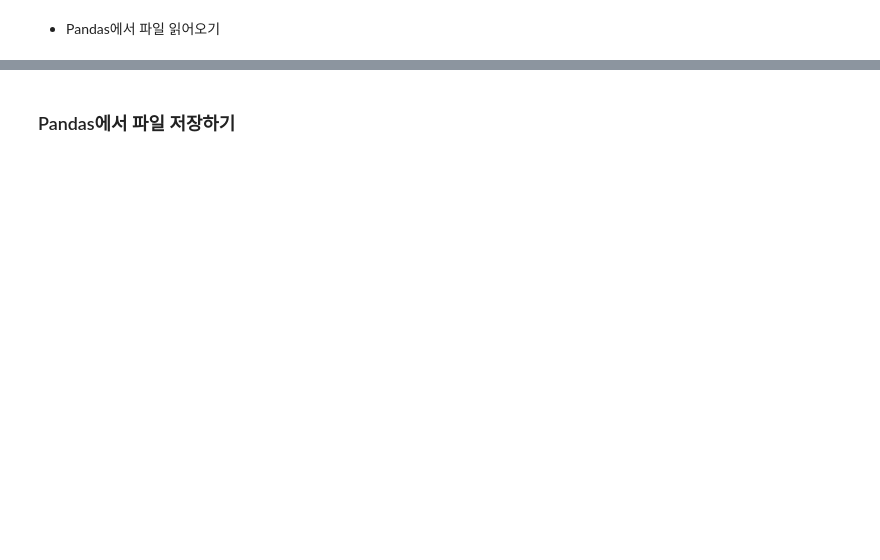
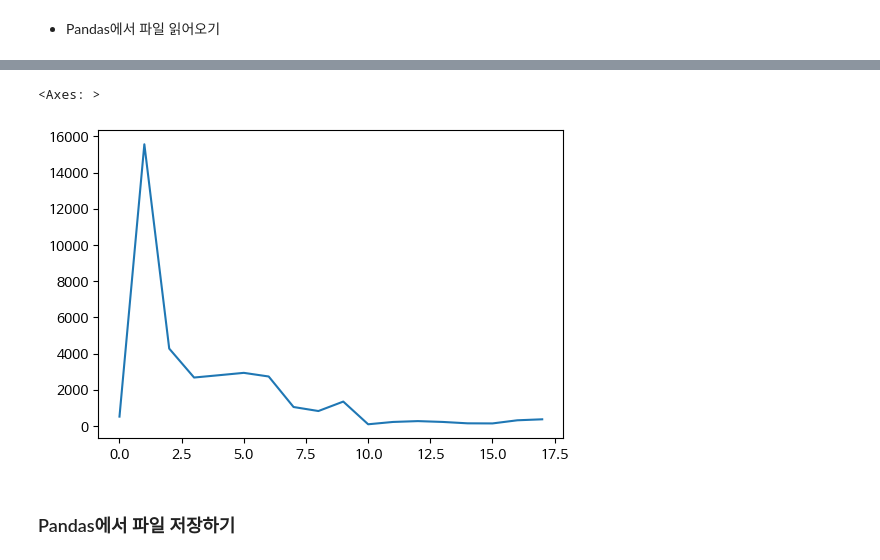
Before and after one commit to confeliz/2024_mirae_master, a Jupyter notebook: 2일차_탐색적데이터분석_기초_완성_hj.ipynb, the cells around one changed output, grey strips where cells are left out. Saved outputs shown, nothing was run; the diff lists cells and outputs as text; code cells hidden in the pictures; blank space fills up the shorter version.

```diff
--- a/2일차_탐색적데이터분석_기초_완성_hj.ipynb
+++ b/2일차_탐색적데이터분석_기초_완성_hj.ipynb
@@ -201,3 +399,8 @@ df         # 시트가 여러개 일 경우 딕셔너리 형태로 나타난다.
+# %%
+df['2022'].plot(kind='line')
+# %% [output]
+<Axes: >
+[figure, added]
 # %%
 # Remote URL의 CSV 데이터 Pandas DataFrame으로 나타내기
 url = 'https://archive.ics.uci.edu/ml/machine-learning-databases/iris/iris.data'
```
Also changed, not shown: parts of 72 cells of this notebook.
